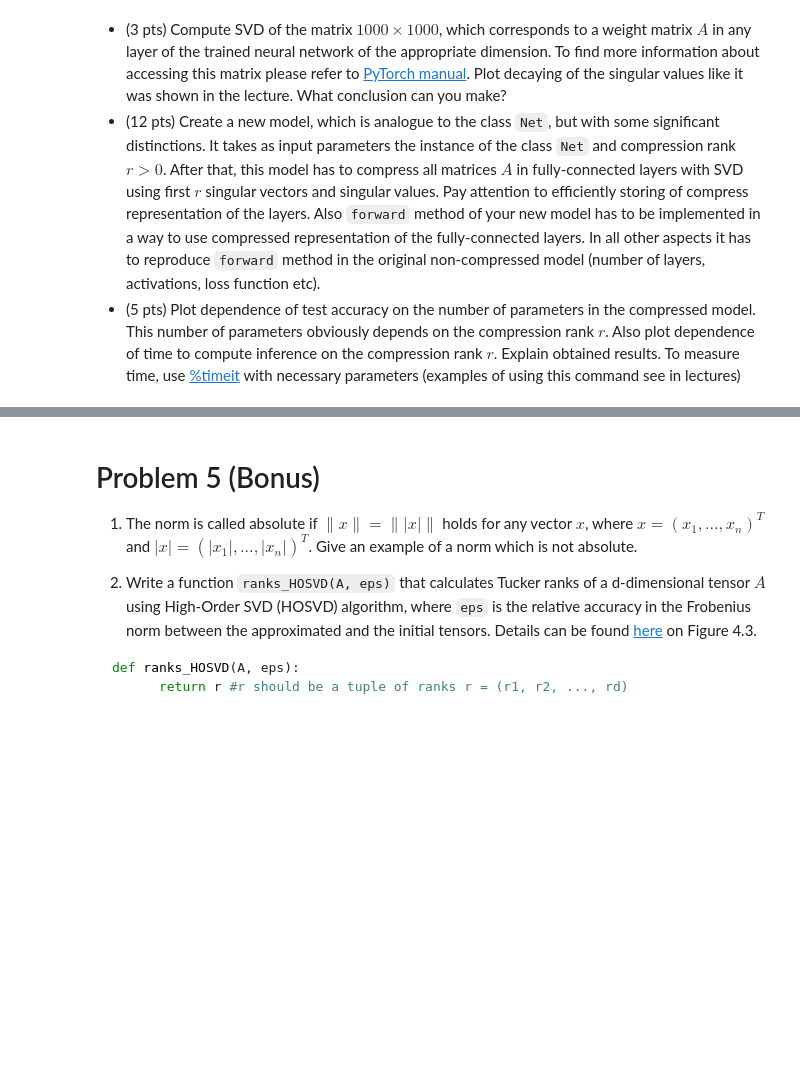
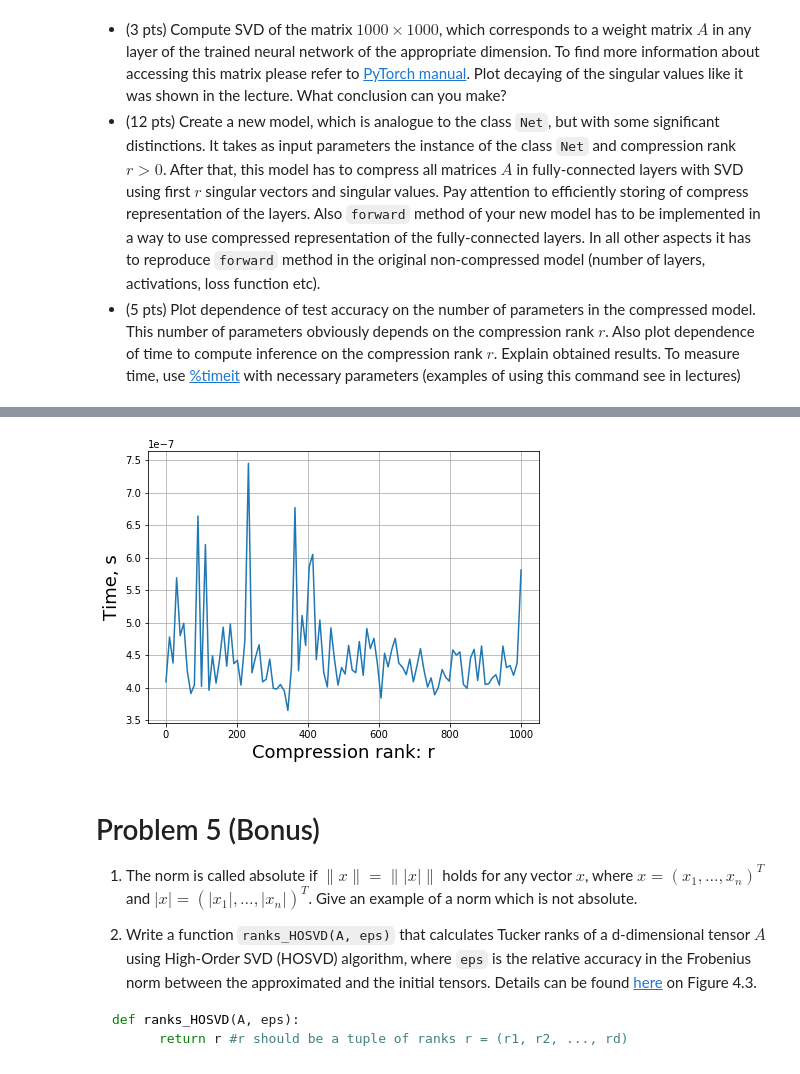
Before and after one commit to ponyfat/gitsk, a Jupyter notebook: PS1.ipynb, the cells around one changed output, grey strips where cells are left out. Cells and saved outputs as stored; diff of their text form; code cells hidden in the pictures; blank space fills up the shorter version.

```diff
--- a/PS1.ipynb
+++ b/PS1.ipynb
@@ -652,3 +766,12 @@ To measure time, use [%timeit](https://docs.python.org/3.6/library/timeit.html)
+# %%
+plt.figure(figsize=(7, 5))
+plt.plot(r_s, [time.best for time in times])
+plt.xlabel('Compression rank: r', fontsize=18)
+plt.ylabel('Time, s', fontsize=18)
+plt.grid()
+plt.show()
+# %% [output]
+[figure, added]
 # %% [markdown]
 # Problem 5 (Bonus)
 
```
Also changed, not shown: parts of 13 cells of this notebook.
